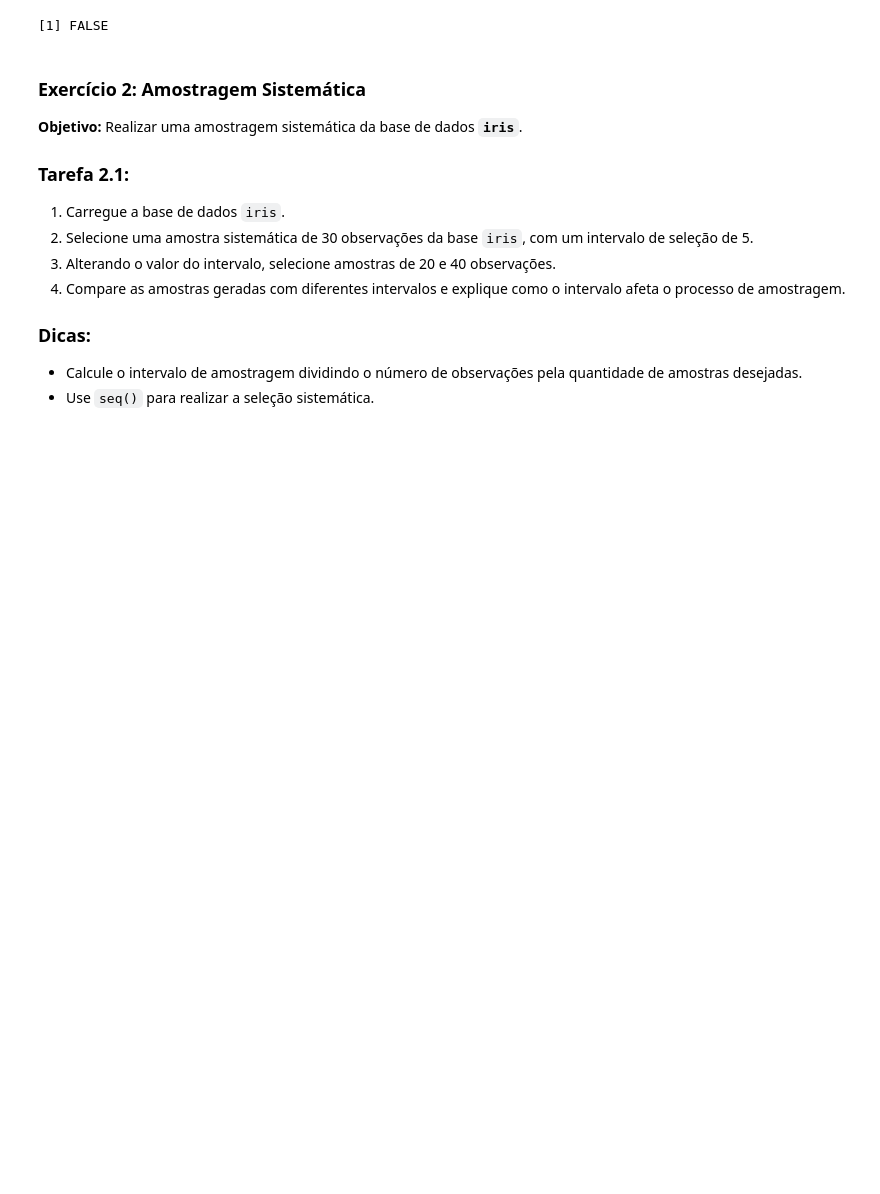
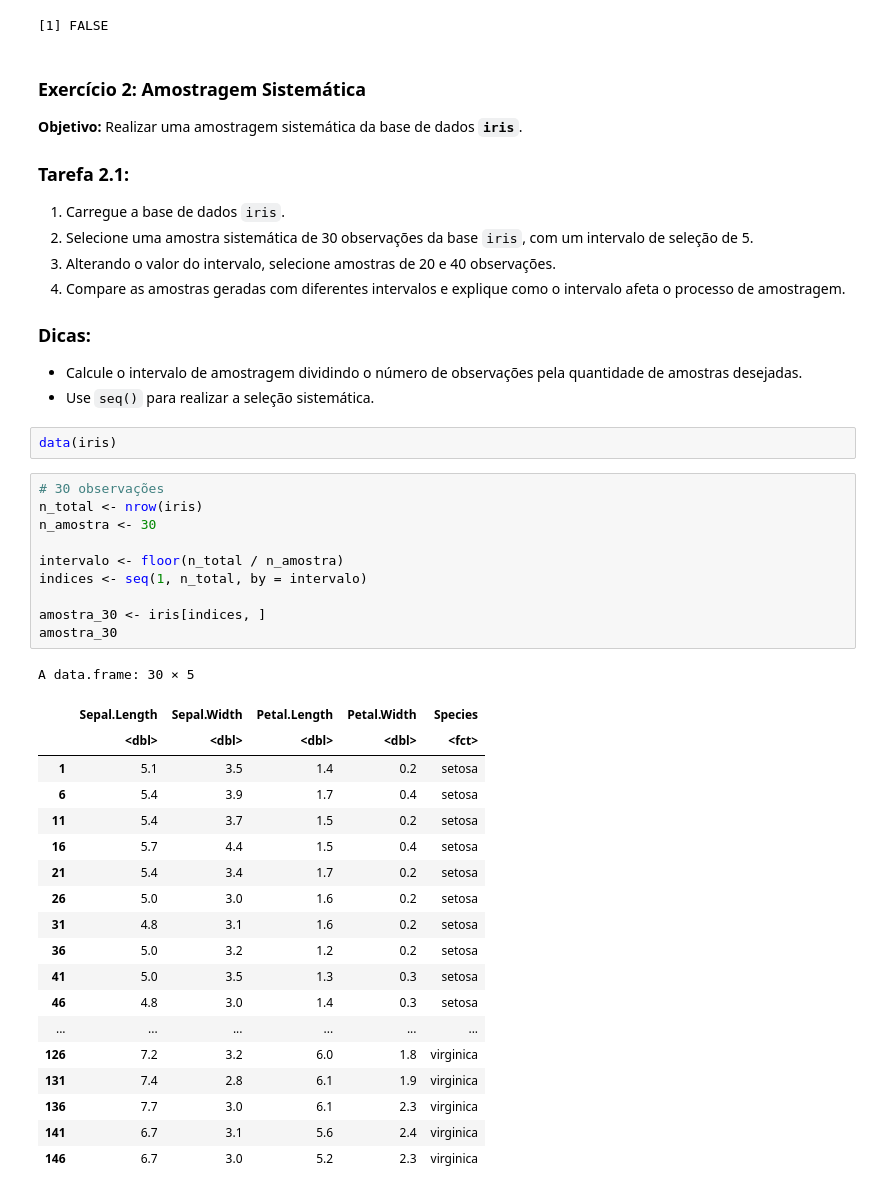
Before and after one commit to esscova/data_analytics, a Jupyter notebook: materiais de estudo/exercicios_amostragem_[R].ipynb, the cells around one changed output. Saved outputs shown, nothing was run; the diff lists cells and outputs as text; blank space fills up the shorter version.

Commit message:
docs: finalizado exercicios em R sobre amostragem

```diff
--- a/materiais de estudo/exercicios_amostragem_[R].ipynb
+++ b/materiais de estudo/exercicios_amostragem_[R].ipynb
@@ -69,3 +69,35 @@ identical(amostra_simples_com_reposicao,amostra_simples_sem_reposicao)
 
 - Calcule o intervalo de amostragem dividindo o número de observações pela quantidade de amostras desejadas.
 - Use `seq()` para realizar a seleção sistemática.
+# %%
+data(iris)
+# %%
+# 30 observações
+n_total <- nrow(iris)
+n_amostra <- 30
+
+intervalo <- floor(n_total / n_amostra)
+indices <- seq(1, n_total, by = intervalo)
+
+amostra_30 <- iris[indices, ]
+amostra_30
+# %% [output]
+A data.frame: 30 × 5
+|  | Sepal.Length | Sepal.Width | Petal.Length | Petal.Width | Species |
+|  | <dbl> | <dbl> | <dbl> | <dbl> | <fct> |
+| 1 | 5.1 | 3.5 | 1.4 | 0.2 | setosa |
+| 6 | 5.4 | 3.9 | 1.7 | 0.4 | setosa |
+| 11 | 5.4 | 3.7 | 1.5 | 0.2 | setosa |
+| 16 | 5.7 | 4.4 | 1.5 | 0.4 | setosa |
+| 21 | 5.4 | 3.4 | 1.7 | 0.2 | setosa |
+| 26 | 5.0 | 3.0 | 1.6 | 0.2 | setosa |
+| 31 | 4.8 | 3.1 | 1.6 | 0.2 | setosa |
+| 36 | 5.0 | 3.2 | 1.2 | 0.2 | setosa |
+| 41 | 5.0 | 3.5 | 1.3 | 0.3 | setosa |
+| 46 | 4.8 | 3.0 | 1.4 | 0.3 | setosa |
+| ... | ... | ... | ... | ... | ... |
+| 126 | 7.2 | 3.2 | 6.0 | 1.8 | virginica |
+| 131 | 7.4 | 2.8 | 6.1 | 1.9 | virginica |
+| 136 | 7.7 | 3.0 | 6.1 | 2.3 | virginica |
+| 141 | 6.7 | 3.1 | 5.6 | 2.4 | virginica |
+| 146 | 6.7 | 3.0 | 5.2 | 2.3 | virginica |
```
Also changed, not shown: parts of 8 cells of this notebook.
